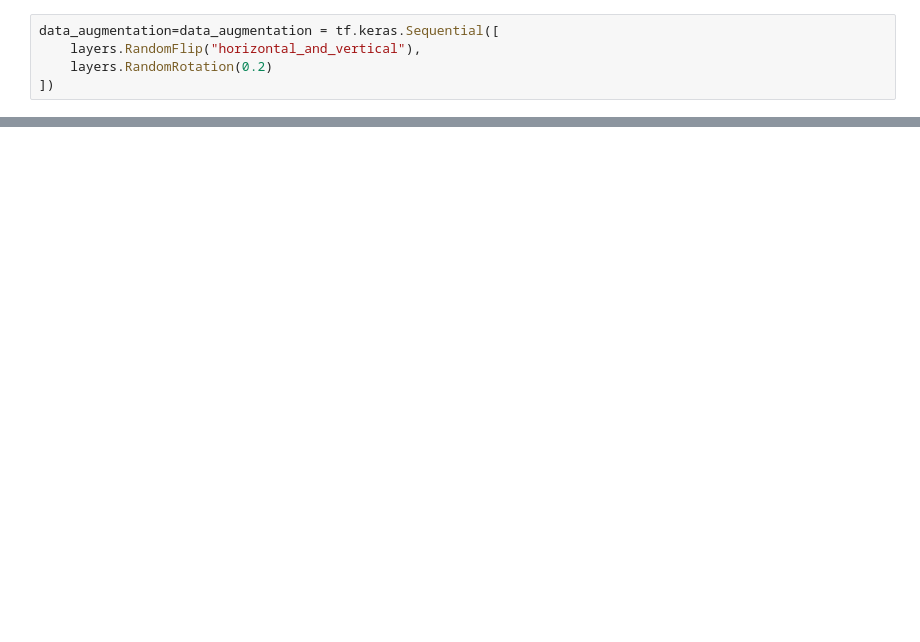
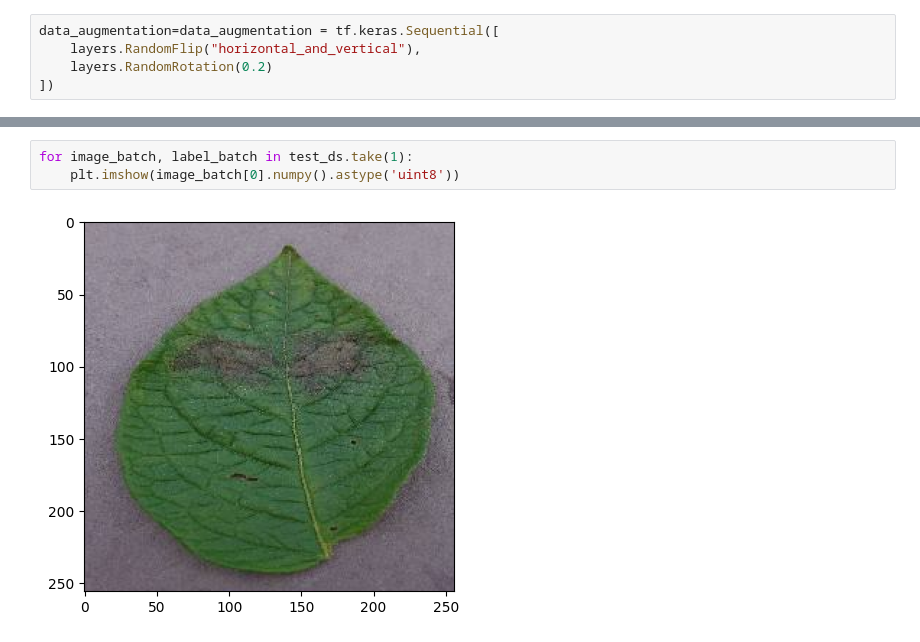
Before and after one commit to bendhiamalak/-Potato-Disease-Classification, a Jupyter notebook: preprocessing.ipynb, the cells around one changed output, grey strips where cells are left out. Cells and saved outputs as stored; diff of their text form; blank space fills up the shorter version.

```diff
--- a/preprocessing.ipynb
+++ b/preprocessing.ipynb
@@ -126,0 +275,5 @@ data_augmentation=data_augmentation = tf.keras.Sequential([
+# %%
+for image_batch, label_batch in test_ds.take(1):
+    plt.imshow(image_batch[0].numpy().astype('uint8'))
+# %% [output]
+[figure, added]
```
Also changed, not shown: parts of 13 cells of this notebook.
